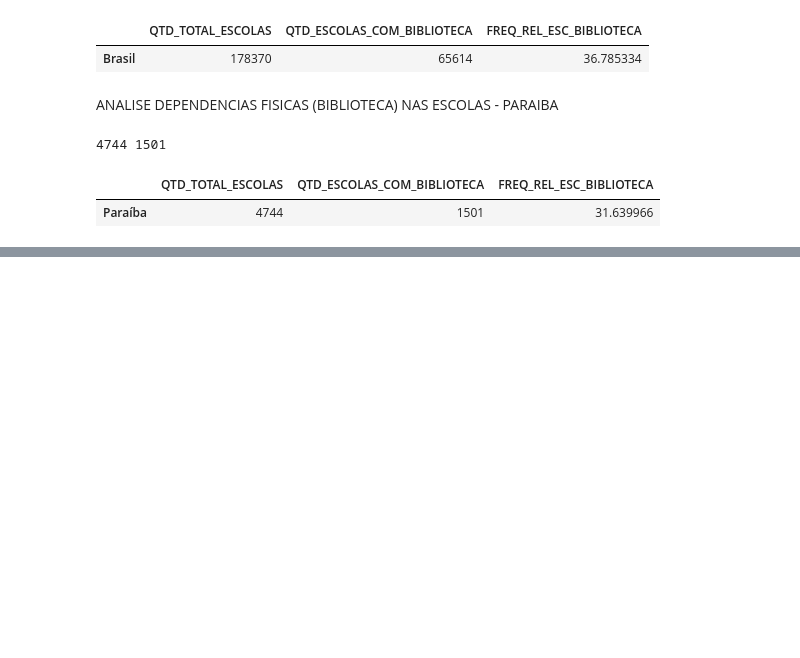
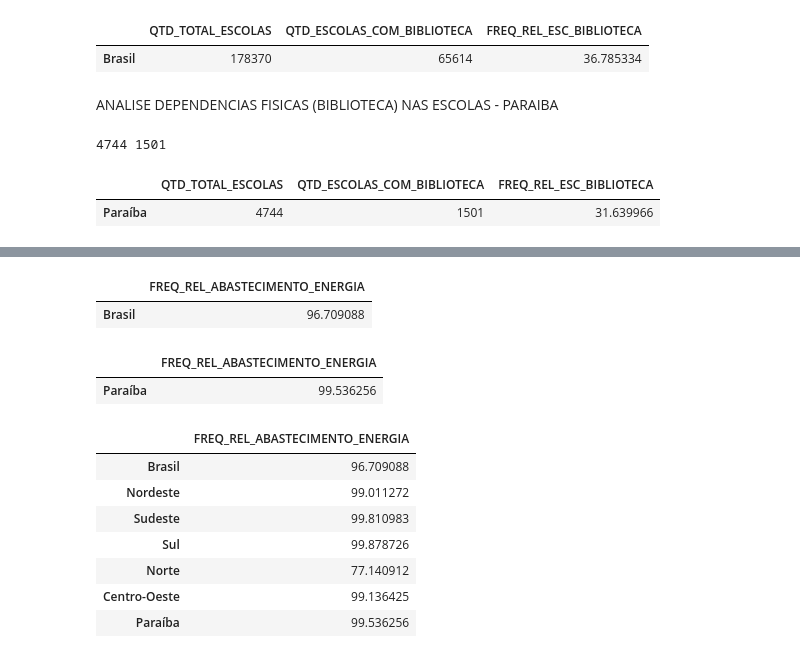
Before and after one commit to analluvias/dashboard, a Jupyter notebook: dashboard.ipynb, the cells around one changed output, grey strips where cells are left out. Drawn from its saved outputs; the diff is of its cells as text; code cells hidden in the pictures; blank space fills up the shorter version.

```diff
--- a/dashboard.ipynb
+++ b/dashboard.ipynb
@@ -591,0 +666,4 @@ dados_escolas_bib_pb
+# %%
+relenergreg = hfreq_energia["FREQ_REL_ABASTECIMENTO_ENERGIA"]
+relenergreg = pd.DataFrame(relenergreg)
+relenergreg
@@ -591,0 +677,27 @@ dados_escolas_bib_pb
+# %%
+relenergbr = dados_escolas_energia_brasil["FREQ_REL_ABASTECIMENTO_ENERGIA"]
+relenergbr = pd.DataFrame(relenergbr)
+relenergbr
+# %% [output]
+|  | FREQ_REL_ABASTECIMENTO_ENERGIA |
+| Brasil | 96.709088 |
+# %%
+relenergpb = dados_escolas_energia_pb["FREQ_REL_ABASTECIMENTO_ENERGIA"]
+relenergpb = pd.DataFrame(relenergpb)
+relenergpb
+# %% [output]
+|  | FREQ_REL_ABASTECIMENTO_ENERGIA |
+| Paraíba | 99.536256 |
+# %%
+freq_rel_energia_geral = relenergbr.append(relenergreg)
+freq_rel_energia_geral = freq_rel_energia_geral.append(relenergpb)
+freq_rel_energia_geral
+# %% [output]
+|  | FREQ_REL_ABASTECIMENTO_ENERGIA |
+| Brasil | 96.709088 |
+| Nordeste | 99.011272 |
+| Sudeste | 99.810983 |
+| Sul | 99.878726 |
+| Norte | 77.140912 |
+| Centro-Oeste | 99.136425 |
+| Paraíba | 99.536256 |
```
Also changed, not shown: parts of 19 cells of this notebook, 1 other file.
